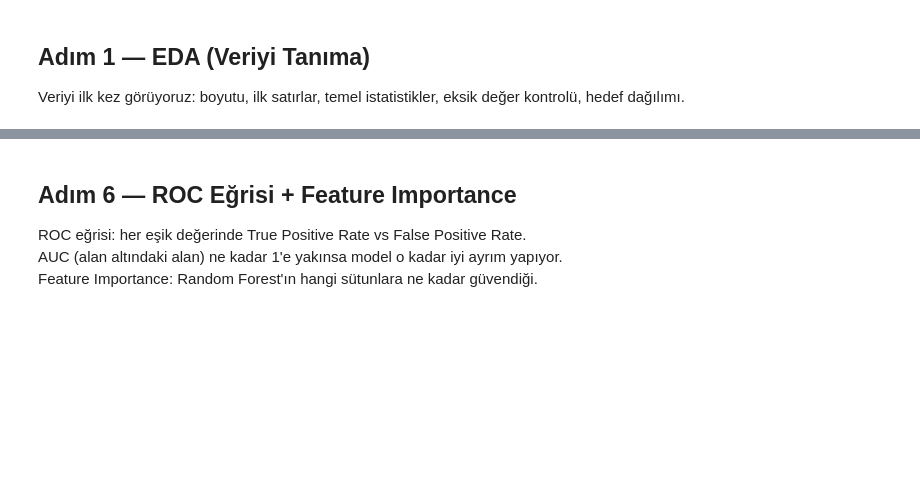
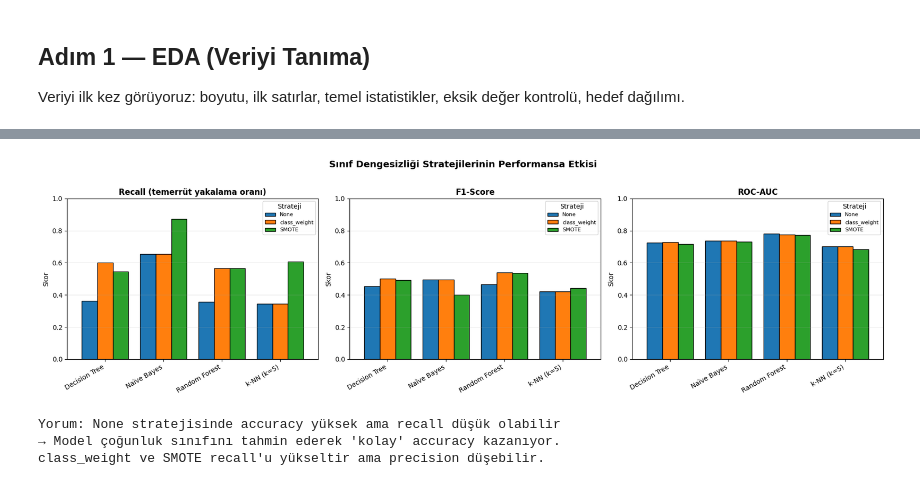
Before and after one commit to fekerel/bil476-project, a Jupyter notebook: baseline_pipeline.ipynb, the cells around one changed output, grey strips where cells are left out. Drawn from its saved outputs; the diff is of its cells as text; code cells hidden in the pictures; blank space fills up the shorter version.

Commit message:
full experiment + visualization

```diff
--- a/baseline_pipeline.ipynb
+++ b/baseline_pipeline.ipynb
@@ -101,9 +159,6 @@ print("0 görünüyorsa → belgelenmemiş → 'Diğer' (3) yapacağız\n")
 
 # =====================================================================
 # SONRA: Gördüklerimize göre düzeltelim
-# Geçersiz değerleri "Diğer" kategorisine çekiyoruz.
-# replace() dict'i: {"eski_değer": "yeni_değer", ...}
-# Listede olmayan değerlere dokunmaz → bunu da kontrol edeceğiz.
 # =====================================================================
 gecerli_X3 = {1, 2, 3, 4}
 gecerli_X4 = {1, 2, 3}
@@ -113,7 +168,6 @@ gecersiz_X4 = set(X_clean['X4'].unique()) - gecerli_X4
 print(f"X3'te geçersiz değerler (düzeltilecek): {sorted(gecersiz_X3)}")
 print(f"X4'te geçersiz değerler (düzeltilecek): {sorted(gecersiz_X4)}")
 
-# Yukarıda ne gördüysek replace dict'ini buna göre doldur
 X_clean['X3'] = X_clean['X3'].replace({v: 4 for v in gecersiz_X3})
 X_clean['X4'] = X_clean['X4'].replace({v: 3 for v in gecersiz_X4})
 
@@ -124,12 +178,12 @@ print("X4 unique:", sorted(X_clean['X4'].unique()), "  ← sadece 1,2,3 kalmalı
 # --- Hedef değişkeni düzleştir (1D array yap) ---
 y_arr = y.values.ravel()  # shape (30000,)
 
-# --- StandardScaler: mean=0, std=1 dönüşümü ---
-# Neden? k-NN mesafe hesaplar → ölçek farkı varsa büyük sayılı sütunlar baskın olur
-scaler = StandardScaler()
-X_scaled = scaler.fit_transform(X_clean)
+# --- StandardScaler burada YAPILMIYOR ---
+# Neden? Tüm veriye fit etmek data leakage yaratır.
+# Scaler, pipeline içine taşındı → her CV fold'unda sadece eğitim
+# verisine fit edilip test verisine transform uygulanır.
+X_processed = X_clean.values  # numpy array'e çevir (pipeline için)
 
-print(f"\nX_scaled shape: {X_scaled.shape}")
+print(f"\nX_processed shape: {X_processed.shape}")
 print(f"y_arr shape: {y_arr.shape}")
-print(f"İlk özelliğin yeni mean ≈ {X_scaled[:, 0].mean():.4f}  (0'a yakın olmalı)")
-print(f"İlk özelliğin yeni std  ≈ {X_scaled[:, 0].std():.4f}  (1'e yakın olmalı)")
+print("StandardScaler pipeline içinde uygulanacak (data leakage önlenir).")
@@ -238,24 +423,31 @@ display(results_display)
 # %%
-# --- Confusion Matrix: 4 modeli yan yana göster ---
-fig, axes = plt.subplots(1, 4, figsize=(18, 4))
+# --- Görsel: Strateji × Model karşılaştırma grafikleri ---
+fig, axes = plt.subplots(1, 3, figsize=(18, 5))
 
-for ax, (name, model) in zip(axes, models.items()):
-    y_pred = model.predict(X_test)
-    cm = confusion_matrix(y_test, y_pred)
-    sns.heatmap(cm, annot=True, fmt='d', cmap='Blues', ax=ax,
-                xticklabels=['Pred: 0', 'Pred: 1'],
-                yticklabels=['True: 0', 'True: 1'])
-    ax.set_title(name)
-    ax.set_xlabel('Tahmin')
-    ax.set_ylabel('Gerçek')
+metrics_to_plot = ['recall_mean', 'f1_mean', 'roc_auc_mean']
+titles = ['Recall (temerrüt yakalama oranı)', 'F1-Score', 'ROC-AUC']
 
-plt.suptitle('Confusion Matrix Karşılaştırması', fontsize=13, fontweight='bold')
+for ax, metric, title in zip(axes, metrics_to_plot, titles):
+    pivot = results_df.pivot(index='Model', columns='Strateji', values=metric)
+    pivot = pivot[['None', 'class_weight', 'SMOTE']]  # sıralama
+    pivot.plot(kind='bar', ax=ax, edgecolor='black', width=0.8)
+    ax.set_title(title, fontsize=12, fontweight='bold')
+    ax.set_ylabel('Skor')
+    ax.set_xlabel('')
+    ax.set_xticklabels(ax.get_xticklabels(), rotation=30, ha='right')
+    ax.legend(title='Strateji', fontsize=8)
+    ax.set_ylim(0, 1)
+    ax.grid(axis='y', alpha=0.3)
+
+plt.suptitle('Sınıf Dengesizliği Stratejilerinin Performansa Etkisi', fontsize=14, fontweight='bold', y=1.02)
 plt.tight_layout()
 plt.show()
-print("Sol üst (TN) + Sağ alt (TP) = doğru tahminler.  Sağ üst (FP) + Sol alt (FN) = hatalar.")
+
+print("Yorum: None stratejisinde accuracy yüksek ama recall düşük olabilir")
+print("→ Model çoğunluk sınıfını tahmin ederek 'kolay' accuracy kazanıyor.")
+print("class_weight ve SMOTE recall'u yükseltir ama precision düşebilir.")
+# %% [output]
+[figure, added]
+Yorum: None stratejisinde accuracy yüksek ama recall düşük olabilir
+→ Model çoğunluk sınıfını tahmin ederek 'kolay' accuracy kazanıyor.
+class_weight ve SMOTE recall'u yükseltir ama precision düşebilir.
-# %% [markdown]
-## Adım 6 — ROC Eğrisi + Feature Importance
-
-ROC eğrisi: her eşik değerinde True Positive Rate vs False Positive Rate.
-AUC (alan altındaki alan) ne kadar 1'e yakınsa model o kadar iyi ayrım yapıyor.
-Feature Importance: Random Forest'ın hangi sütunlara ne kadar güvendiği.
```
Also changed, not shown: parts of 16 cells of this notebook, 2 other files.
